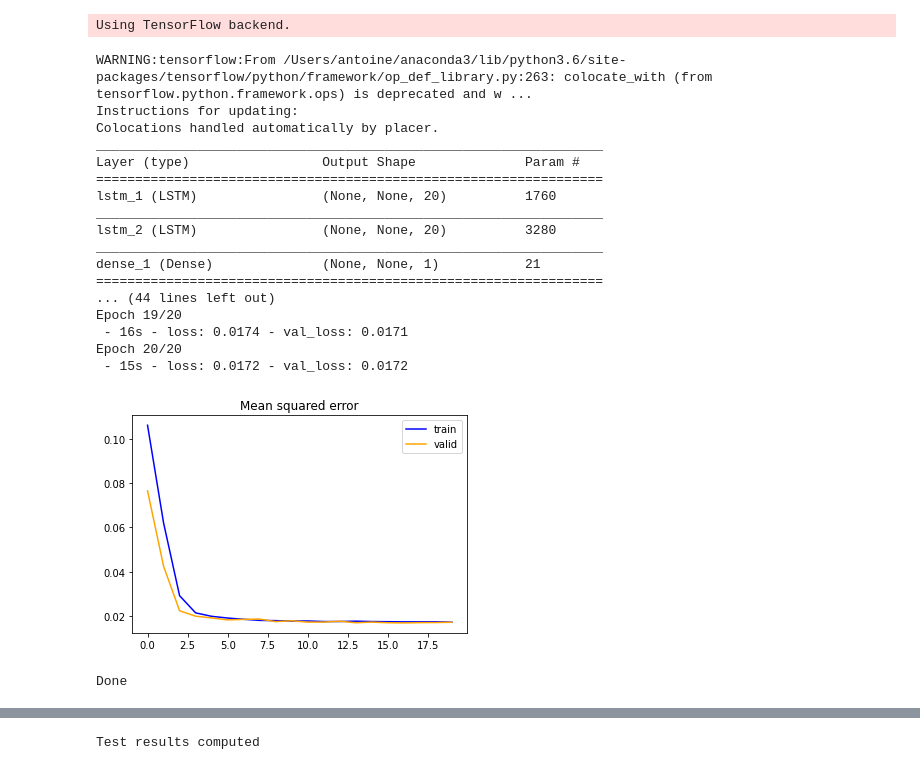
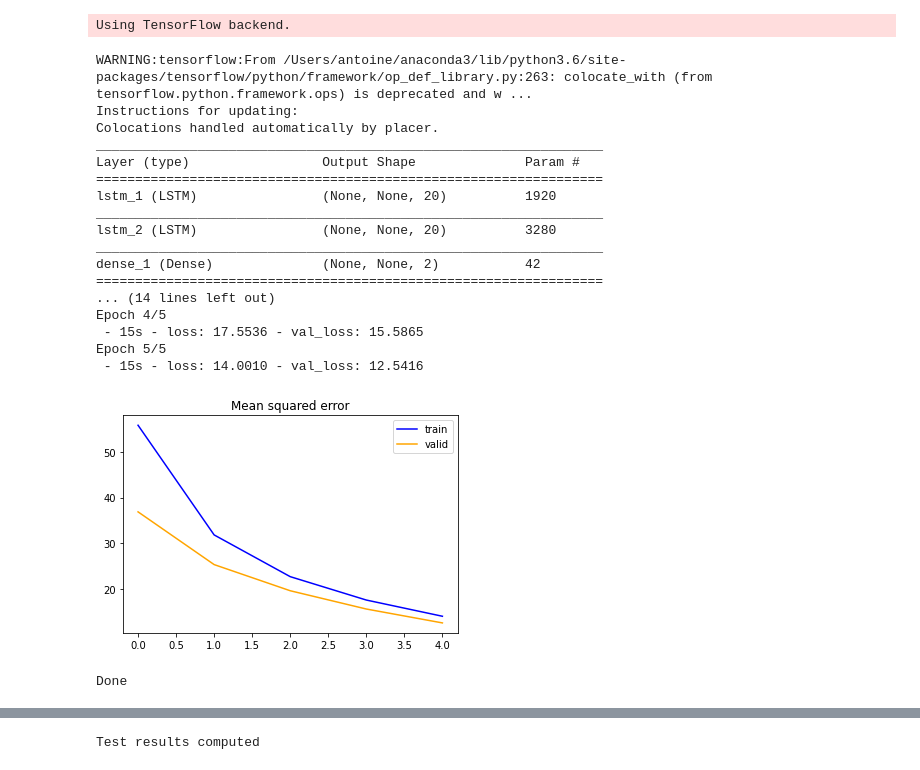
Before and after one commit to aaspeel/optiMeasRL, a Jupyter notebook: RL.ipynb, the cells around one changed output, grey strips where cells are left out. Cells and saved outputs as stored; diff of their text form; code cells hidden in the pictures.

```diff
--- a/RL.ipynb
+++ b/RL.ipynb
@@ -22,60 +22,63 @@ from keras.optimizers import Adam
 Using TensorFlow backend.
 # %%
 # Set parameters
+T=12
+
 estimatorType='rnn' # kalman or rnn
+generatorType='linearSystem' # used only if compatible with the estimator type
+
 seeAction=True
 seeMeasurement=True
 seeEstimate=False
 seeTime=False
-T=12
 # %%
 if estimatorType=='rnn':
     # construct and train a Sequential RNN model with keras
     numberSamples_trainRNN=500
     T_trainRNN=T
-    generatorType='random01'
 
     # generate sequences for training
     (objectives_trainRNN,measurements_trainRNN)=generateSequence(T_trainRNN,numberSamples=numberSamples_trainRNN,generatorType=generatorType)
     sigmas_trainRNN=randomSigma(T_trainRNN,numberSamples=numberSamples_trainRNN,p0=0.2)
     measurements_corrupted_trainRNN=corruptSequence_outOfRange(measurements_trainRNN,sigmas_trainRNN)
+    inputRNN=np.concatenate((np.expand_dims(sigmas_trainRNN,2),measurements_corrupted_trainRNN),axis=2)
 
     n_dim_meas=np.shape(measurements_corrupted_trainRNN)[2]
     n_dim_obj=np.shape(objectives_trainRNN)[2]
 
     model=Sequential()
-    model.add(LSTM(20,input_shape=(None,n_dim_meas),return_sequences=True))
+    model.add(LSTM(20,input_shape=(None,n_dim_meas+1),return_sequences=True))
     model.add(LSTM(20,return_sequences=True))
     model.add(Dense(n_dim_obj,activation=None))
 
     model.compile(optimizer='adam',loss='mean_squared_error')
     model.summary()
 
     # train the RNN
-    history=model.fit(x=measurements_corrupted_trainRNN,y=objectives_trainRNN,batch_size=1,epochs=20,validation_split=0.2,verbose=2)
+    history=model.fit(x=inputRNN,y=objectives_trainRNN,batch_size=1,epochs=5,validation_split=0.2,verbose=2)
 
     # plot loss
     plotRNNresults(history)
 print('Done')
 # %% [output]
 WARNING:tensorflow:From /Users/antoine/anaconda3/lib/python3.6/site-packages/tensorflow/python/framework/op_def_library.py:263: colocate_with (from tensorflow.python.framework.ops) is deprecated and w ...
 Instructions for updating:
 Colocations handled automatically by placer.
 _________________________________________________________________
 Layer (type)                 Output Shape              Param #
 =================================================================
-lstm_1 (LSTM)                (None, None, 20)          1760
+lstm_1 (LSTM)                (None, None, 20)          1920
 _________________________________________________________________
 lstm_2 (LSTM)                (None, None, 20)          3280
 _________________________________________________________________
-dense_1 (Dense)              (None, None, 1)           21
+dense_1 (Dense)              (None, None, 2)           42
 =================================================================
-... (44 lines left out)
-Epoch 19/20
- - 16s - loss: 0.0174 - val_loss: 0.0171
-Epoch 20/20
- - 15s - loss: 0.0172 - val_loss: 0.0172
+... (14 lines left out)
+Epoch 4/5
+ - 15s - loss: 17.5536 - val_loss: 15.5865
+Epoch 5/5
+ - 15s - loss: 14.0010 - val_loss: 12.5416
-[figure, old version]
+[figure, new version]
 Done
 # %%
 if estimatorType=='rnn':
```
Also changed, not shown: parts of 9 cells of this notebook, 4 other files.
